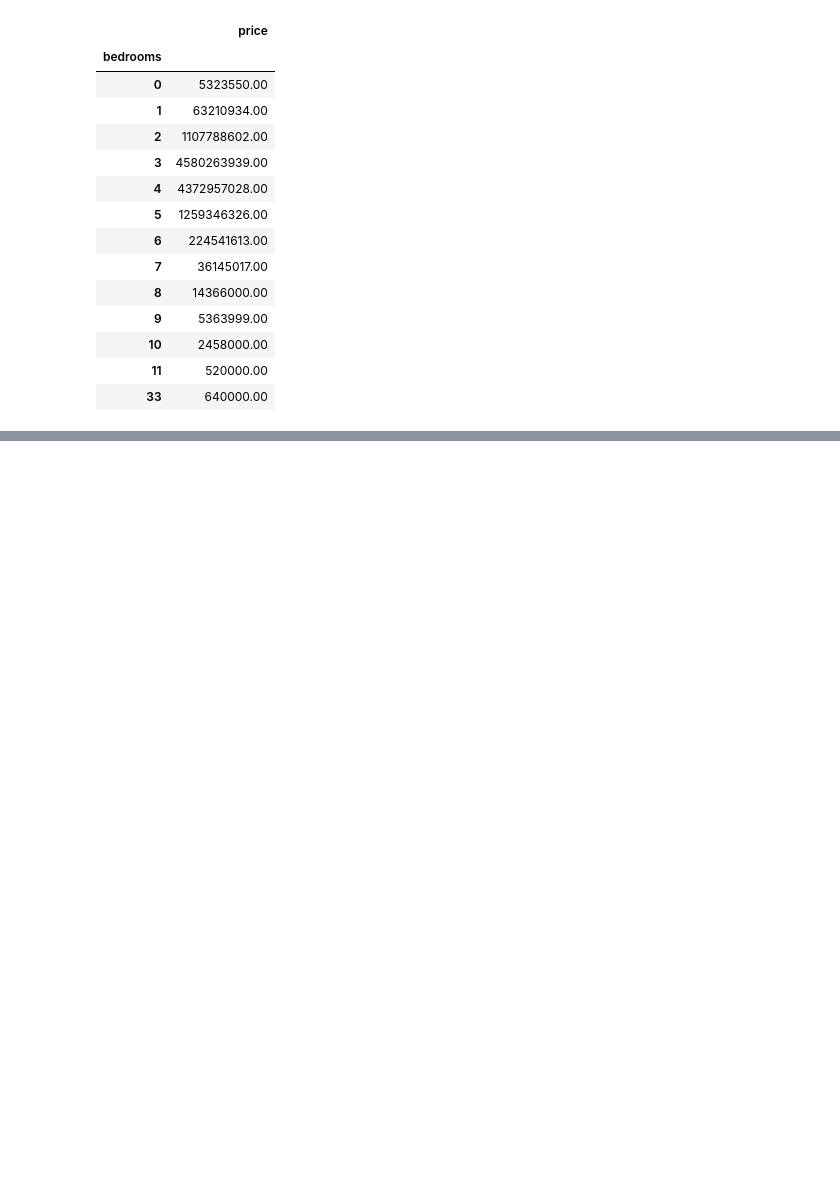
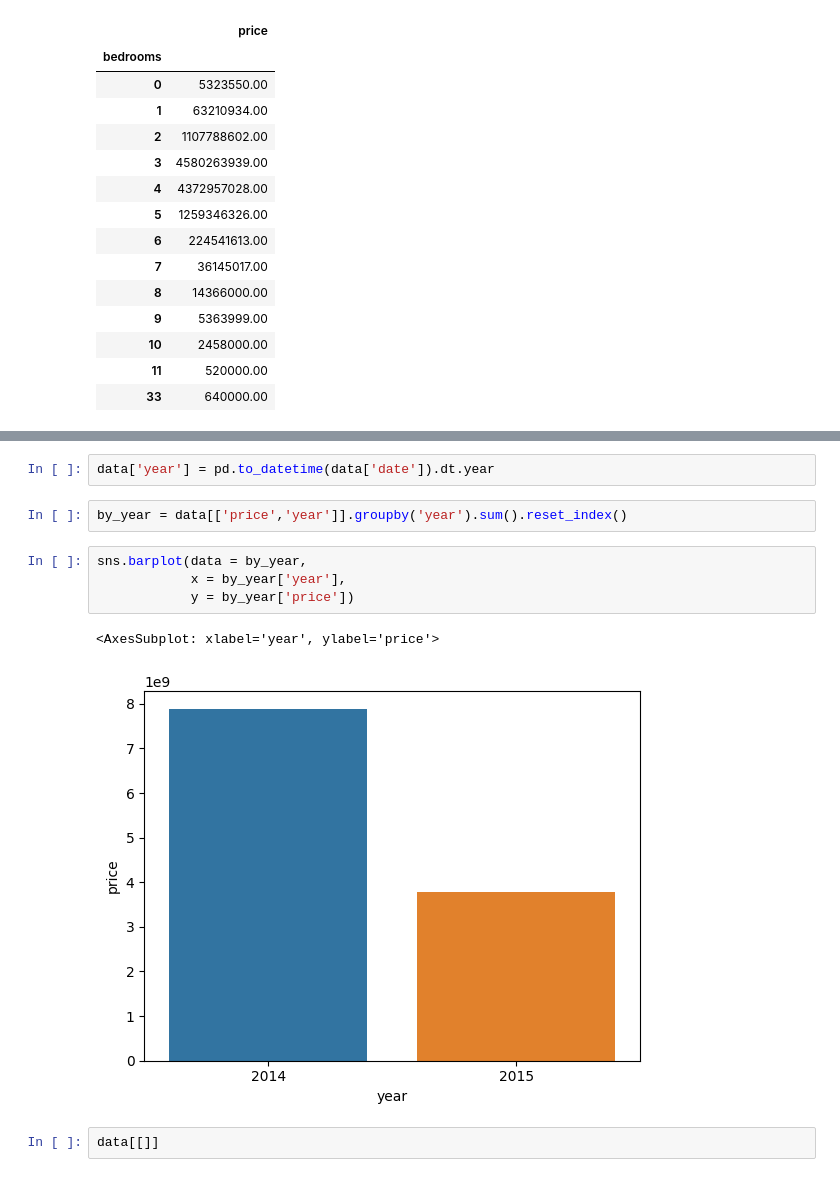
Before and after one commit to Reyso/lab_data_em_producao, a Jupyter notebook: perguntas_negocio_3.ipynb, the cells around one changed output, grey strips where cells are left out. Drawn from its saved outputs; the diff is of its cells as text; blank space fills up the shorter version.

```diff
--- a/perguntas_negocio_3.ipynb
+++ b/perguntas_negocio_3.ipynb
@@ -146,0 +230,13 @@ data[['bedrooms','price']].groupby('bedrooms').sum()
+# %%
+data['year'] = pd.to_datetime(data['date']).dt.year
+# %%
+by_year = data[['price','year']].groupby('year').sum().reset_index()
+# %%
+sns.barplot(data = by_year,
+            x = by_year['year'],
+            y = by_year['price'])
+# %% [output]
+<AxesSubplot: xlabel='year', ylabel='price'>
+[figure, added]
+# %%
+data[[]]
```
Also changed, not shown: parts of 15 cells of this notebook.
